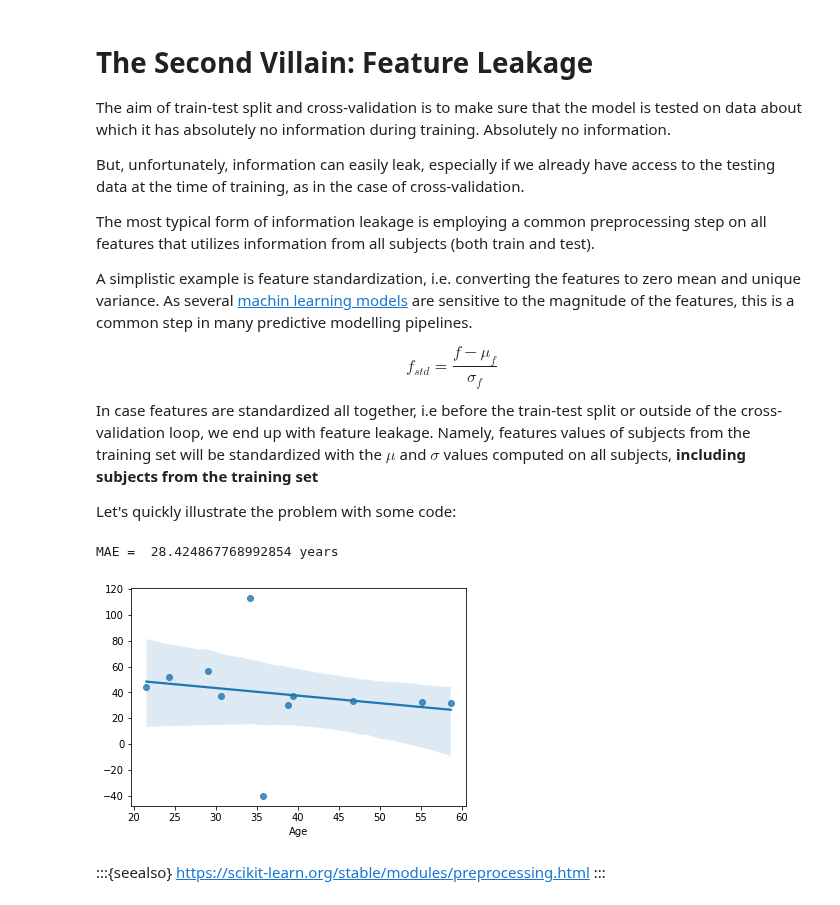
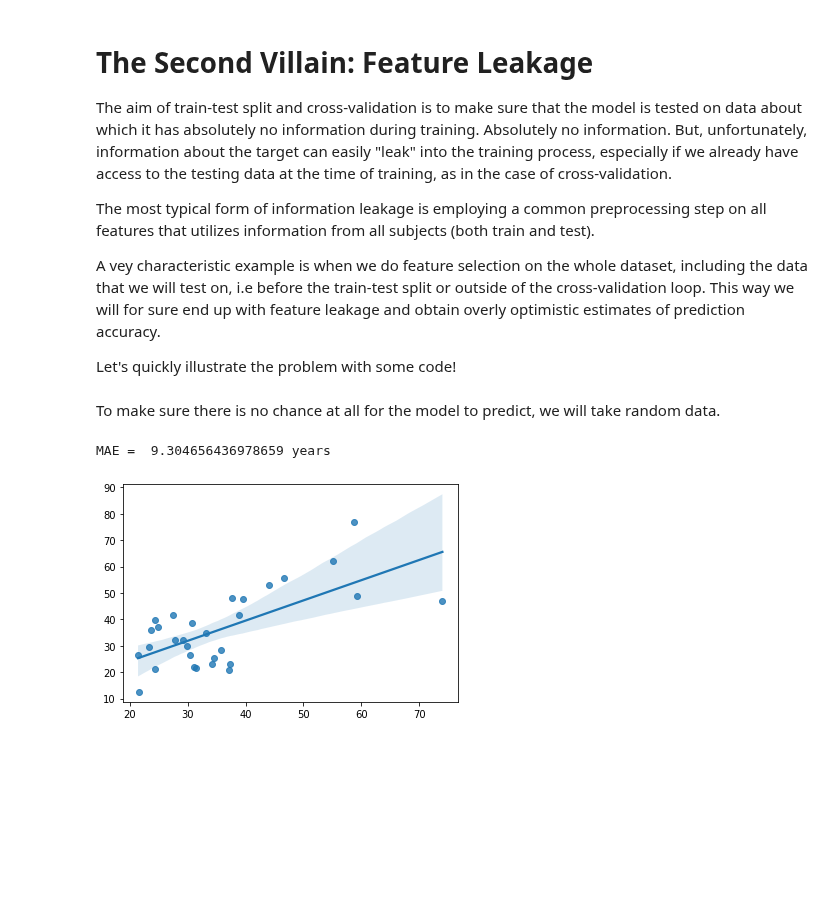
Before and after one commit to pni-lab/predmod_lecture, a Jupyter notebook: contents/4_reducing_complexity/leakage.ipynb, the cells around one changed output. Saved outputs shown, nothing was run; the diff lists cells and outputs as text; code cells hidden in the pictures; blank space fills up the shorter version.

```diff
--- a/contents/4_reducing_complexity/leakage.ipynb
+++ b/contents/4_reducing_complexity/leakage.ipynb
@@ -2,22 +2,13 @@
 # The Second Villain: Feature Leakage
 
 The aim of train-test split and cross-validation is to make sure that the model is tested on data about which it has absolutely no information during training.
-Absolutely no information.
-
-But, unfortunately, information can easily leak, especially if we already have access to the testing data at the time of training, as in the case of cross-validation.
+Absolutely no information. But, unfortunately, information about the target can easily "leak" into the training process, especially if we already have access to the testing data at the time of training, as in the case of cross-validation.
 
 The most typical form of information leakage is employing a common preprocessing step on all features that utilizes information from all subjects (both train and test).
 
-A simplistic example is feature standardization, i.e. converting the features to zero mean and unique variance. As several [machin learning models](../4_reducing_complexity/index.md) are sensitive to the magnitude of the features, this is a common step in many predictive modelling pipelines.
+A vey characteristic example is when we do feature selection on the whole dataset, including the data that we will test on, i.e before the train-test split or outside of the cross-validation loop. This way we will for sure end up with feature leakage and obtain overly optimistic estimates of prediction accuracy.
 
-$$
-f_{std} = \frac{f-\mu_f}{\sigma_f}
-$$
-
-In case features are standardized all together, i.e before the train-test split or outside of the cross-validation loop, we end up with feature leakage.
-Namely, features values of subjects from the training set will be standardized with the $\mu$ and $\sigma$ values computed on all subjects, **including subjects from the training set**
-
-Let's quickly illustrate the problem with some code:
+Let's quickly illustrate the problem with some code!
 # %%
 import numpy as np
 import pandas as pd
@@ -28,27 +20,26 @@ from sklearn.model_selection import LeaveOneOut
 import seaborn as sns
+# %% [markdown]
+To make sure there is no chance at all for the model to predict, we will take random data.
 # %%
-df = pd.read_csv("https://raw.githubusercontent.com/pni-lab/predmod_lecture/master/ex_data/IXI/ixi.csv").loc[:10, :]
+n_sub = 30
+p_features = 100
 
 # here we simulate random features - guaranteed to be independent of the target
 rng = np.random.default_rng(seed = 42)
-df_random = pd.DataFrame(rng.normal(loc=0, scale=1, size=(len(df), 5)))
-features = df_random.columns
-target = 'Age'
-df_random[target] = df[target]
+df_random = pd.DataFrame(rng.normal(loc=0, scale=1, size=(n_sub, p_features)))
 
-#######################################################################################################
-## here we standardize the features *globally*, before the train test split, to demonstrate leakage
-# DO NOT TRY THIS AT HOME
-df_random.loc[:, features] = (df_random.loc[:, features] - df_random.loc[:, features].mean()) / df_random.loc[:, features].std()
-########################################################################################################
+# we load some real age data
+age = pd.read_csv("https://raw.githubusercontent.com/pni-lab/predmod_lecture/master/ex_data/IXI/ixi.csv").loc[:n_sub-1,['Age']].values.ravel()
 
-cv_predictions = cross_val_predict(estimator=LinearRegression(), y=df_random[target], X=df_random[features], cv=LeaveOneOut())
-sns.regplot(x=df_random[target], y=cv_predictions)
-print('MAE = ', mean_absolute_error(y_true=df_random[target], y_pred=cv_predictions), 'years')
+##########################################################################################################################
+## DO NOT TRY THIS AT HOME: here we select the features *globally*, before the train test split, to demonstrate leakage  #
+best_features = SelectKBest(k=30).fit_transform(y=age, X=df_random) # NEVER DO THIS OUTSIDE A CV                         #
+##########################################################################################################################
+
+# cross-validation with a Rideg model
+cv_predictions = cross_val_predict(estimator=Ridge(0.1), y=age, X=best_features, cv=LeaveOneOut())
+sns.regplot(x=age, y=cv_predictions)
+print('MAE = ', mean_absolute_error(y_true=age, y_pred=cv_predictions), 'years')
 # %% [output]
-MAE =  28.424867768992854 years
+MAE =  9.304656436978659 years
-[figure, old version]
+[figure, new version]
-# %% [markdown]
-:::{seealso}
-https://scikit-learn.org/stable/modules/preprocessing.html
-:::
```
Also changed, not shown: parts of 5 cells of this notebook, 4 other files.
